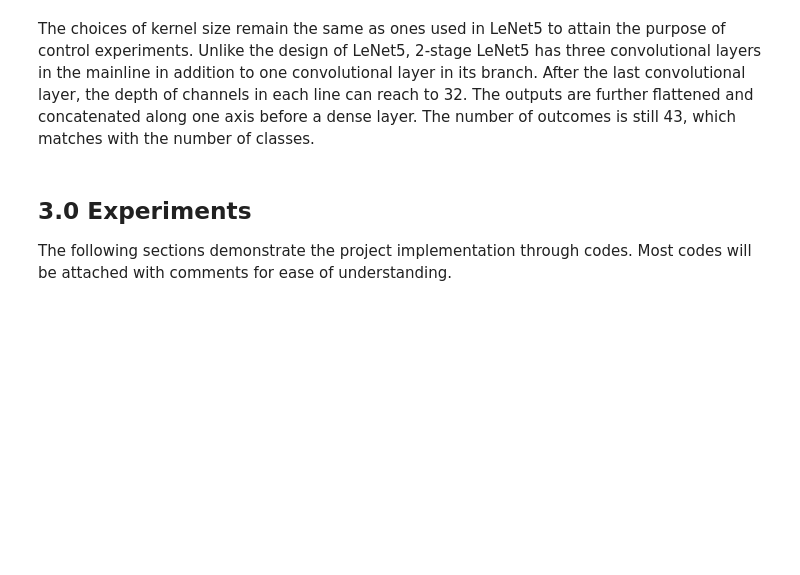
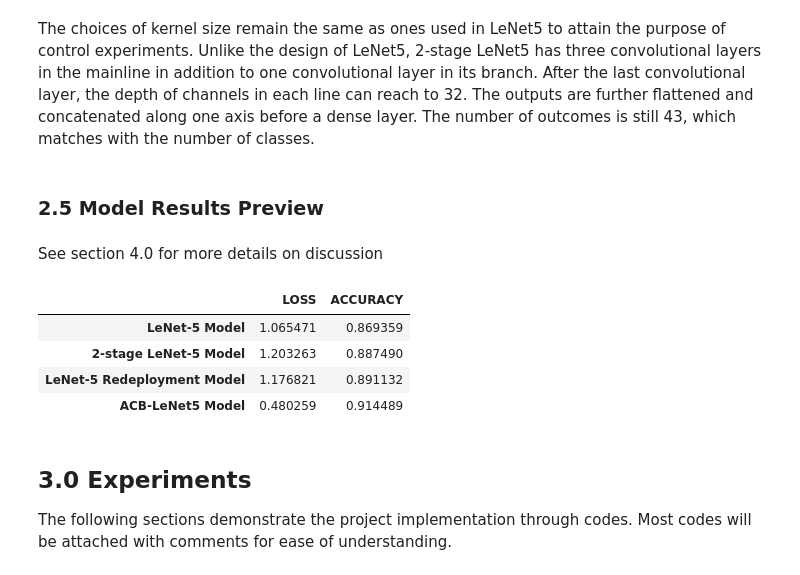
Before and after one commit to hemengpu98/Traffic-Sign-Recognition-2, a Jupyter notebook: MIE1516_Traffic_sign_recognition.ipynb, the cells around one changed output. Saved outputs shown, nothing was run; the diff lists cells and outputs as text; code cells hidden in the pictures; blank space fills up the shorter version.

```diff
--- a/MIE1516_Traffic_sign_recognition.ipynb
+++ b/MIE1516_Traffic_sign_recognition.ipynb
@@ -197,6 +198,19 @@ Image(filename='2-stage LeNet5 model.png')
 [figure]
 # %% [markdown]
 The choices of kernel size remain the same as ones used in LeNet5 to attain the purpose of control experiments. Unlike the design of LeNet5, 2-stage LeNet5 has three convolutional layers in the mainline in addition to one convolutional layer in its branch. After the last convolutional layer, the depth of channels in each line can reach to 32. The outputs are further flattened and concatenated along one axis before a dense layer. The number of outcomes is still 43, which matches with the number of classes.
+# %% [markdown]
+### 2.5 Model Results Preview
+# %% [markdown]
+See section 4.0 for more details on discussion
+# %%
+pd.DataFrame(model_results.values(), index = model_results.keys(), columns = ['LOSS', 'ACCURACY']) \
+  .sort_values(by=['ACCURACY'])
+# %% [output]
+|  | LOSS | ACCURACY |
+| LeNet-5 Model | 1.065471 | 0.869359 |
+| 2-stage LeNet-5 Model | 1.203263 | 0.887490 |
+| LeNet-5 Redeployment Model | 1.176821 | 0.891132 |
+| ACB-LeNet5 Model | 0.480259 | 0.914489 |
 # %% [markdown]
 ## 3.0 Experiments
 
```
Also changed, not shown: parts of 17 cells of this notebook.
